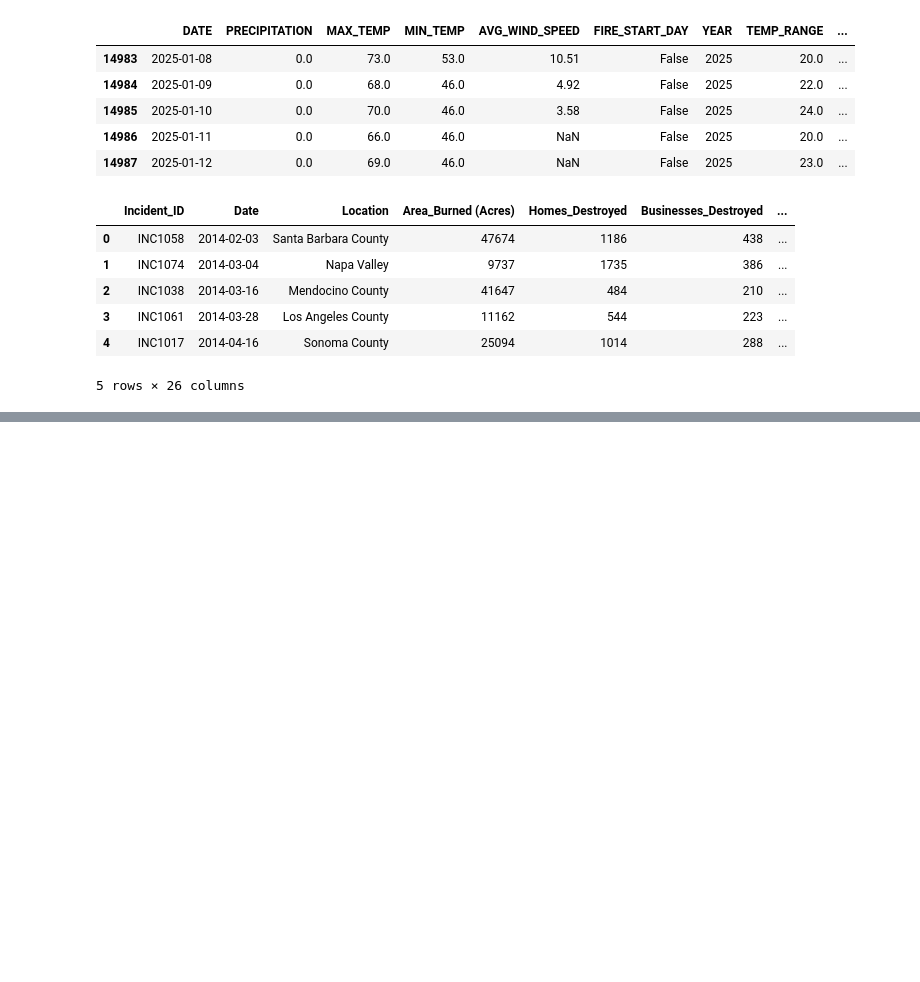
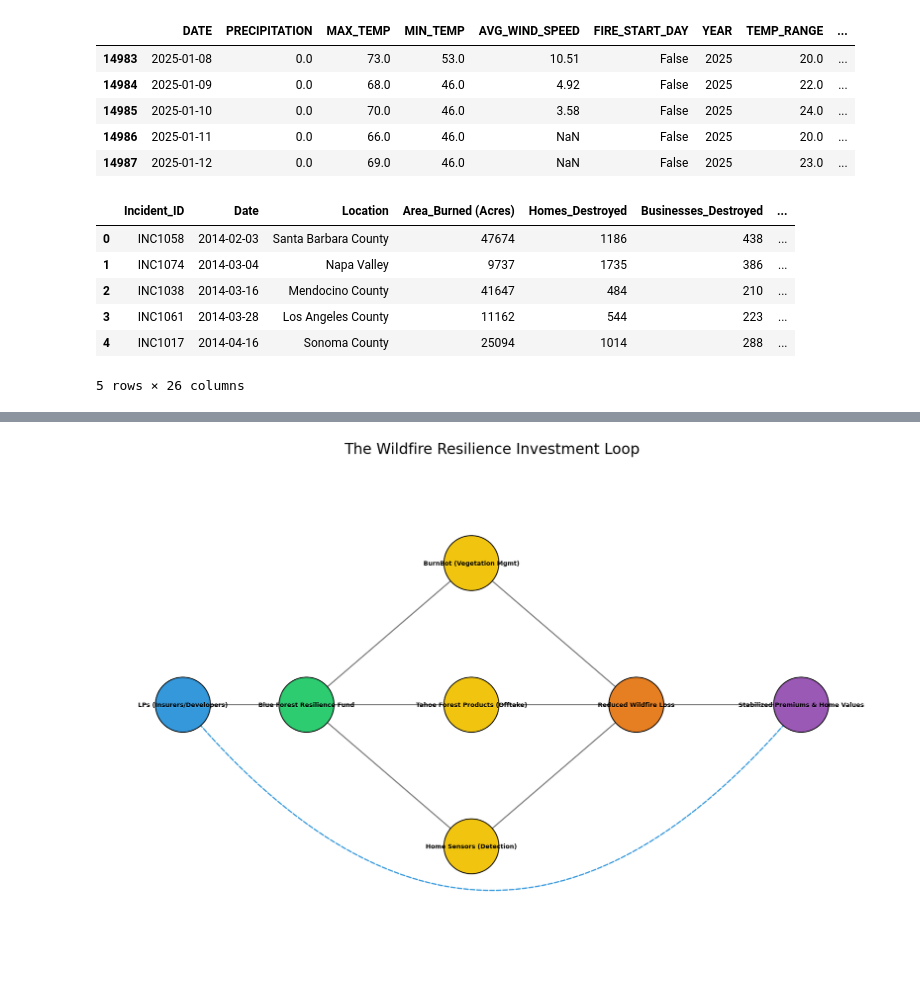
Before and after one commit to kduran-stack/wildfire_cost_prediction, a Jupyter notebook: wildfire_cost_prediction.ipynb, the cells around one changed output, grey strips where cells are left out. Drawn from its saved outputs; the diff is of its cells as text; code cells hidden in the pictures; blank space fills up the shorter version.

```diff
--- a/wildfire_cost_prediction.ipynb
+++ b/wildfire_cost_prediction.ipynb
@@ -173,0 +285,77 @@ This data underscores the systemic risk to land and real estate valuations in fi
+# %%
+import matplotlib.pyplot as plt
+import networkx as nx
+
+G = nx.DiGraph()
+
+#nodes and colors
+nodes_info = {
+    "LPs (Insurers/Developers)": "#3498db",
+    "Blue Forest Resilience Fund": "#2ecc71",
+    "BurnBot (Vegetation Mgmt)": "#f1c40f",
+    "Tahoe Forest Products (Offtake)": "#f1c40f",
+    "Home Sensors (Detection)": "#f1c40f",
+    "Reduced Wildfire Loss": "#e67e22",
+    "Stabilized Premiums & Home Values": "#9b59b6"
+}
+
+G.add_nodes_from(nodes_info.keys())
+
+# 2. COORDINATES - The "Yellow" center nodes are set at X=3.5
+# Increase the Y spread from 1.2 to 2.5 to push them apart
+pos = {
+    "LPs (Insurers/Developers)":          (0, 0),
+    "Blue Forest Resilience Fund":        (1.5, 0),
+
+    "BurnBot (Vegetation Mgmt)":          (3.5, 2.5),  # Pushed further UP
+    "Tahoe Forest Products (Offtake)":    (3.5, 0),    # Stays in center
+    "Home Sensors (Detection)":           (3.5, -2.5), # Pushed further DOWN
+
+    "Reduced Wildfire Loss":              (5.5, 0),
+    "Stabilized Premiums & Home Values":  (7.5, 0)
+}
+
+# 3. Define Flow
+edges = [
+    ("LPs (Insurers/Developers)", "Blue Forest Resilience Fund"),
+    ("Blue Forest Resilience Fund", "BurnBot (Vegetation Mgmt)"),
+    ("Blue Forest Resilience Fund", "Tahoe Forest Products (Offtake)"),
+    ("Blue Forest Resilience Fund", "Home Sensors (Detection)"),
+    ("BurnBot (Vegetation Mgmt)", "Reduced Wildfire Loss"),
+    ("Tahoe Forest Products (Offtake)", "Reduced Wildfire Loss"),
+    ("Home Sensors (Detection)", "Reduced Wildfire Loss"),
+    ("Reduced Wildfire Loss", "Stabilized Premiums & Home Values"),
+    ("Stabilized Premiums & Home Values", "LPs (Insurers/Developers)")
+]
+G.add_edges_from(edges)
+
+# 4. Rendering - Adjusted figsize and limits for the new height
+fig, ax = plt.subplots(figsize=(18, 12)) # Taller canvas to accommodate spread
+node_colors = [nodes_info[node] for node in G.nodes()]
+
+# Draw Nodes
+nx.draw_networkx_nodes(G, pos, node_size=8000, node_color=node_colors,
+                       edgecolors="black", linewidths=1.5, ax=ax)
+nx.draw_networkx_labels(G, pos, font_size=10, font_weight="bold", ax=ax)
+
+# Draw Regular Edges
+regular_edges = edges[:-1]
+nx.draw_networkx_edges(G, pos, edgelist=regular_edges, edge_color="gray",
+                       arrowsize=25, width=2, ax=ax)
+
+# Draw "Loop Back" (Ensuring it is visible with deeper basement)
+nx.draw_networkx_edges(G, pos, edgelist=[edges[-1]], edge_color="#3498db",
+                       arrowsize=25, width=2, style="dashed",
+                       connectionstyle="arc3,rad=-0.6", ax=ax)
+
+# CRITICAL: Re-adjust limits for the new "taller" center stack
+ax.set_xlim(-1, 8.5)
+ax.set_ylim(-4.5, 4.0) # Increased range so the top/bottom yellow nodes and loop aren't cut off
+
+ax.set_title("The Wildfire Resilience Investment Loop", fontsize=24, pad=40)
+ax.axis('off')
+
+plt.tight_layout()
+plt.show()
+# %% [output]
+[figure, added]
```
Also changed, not shown: parts of 12 cells of this notebook.
